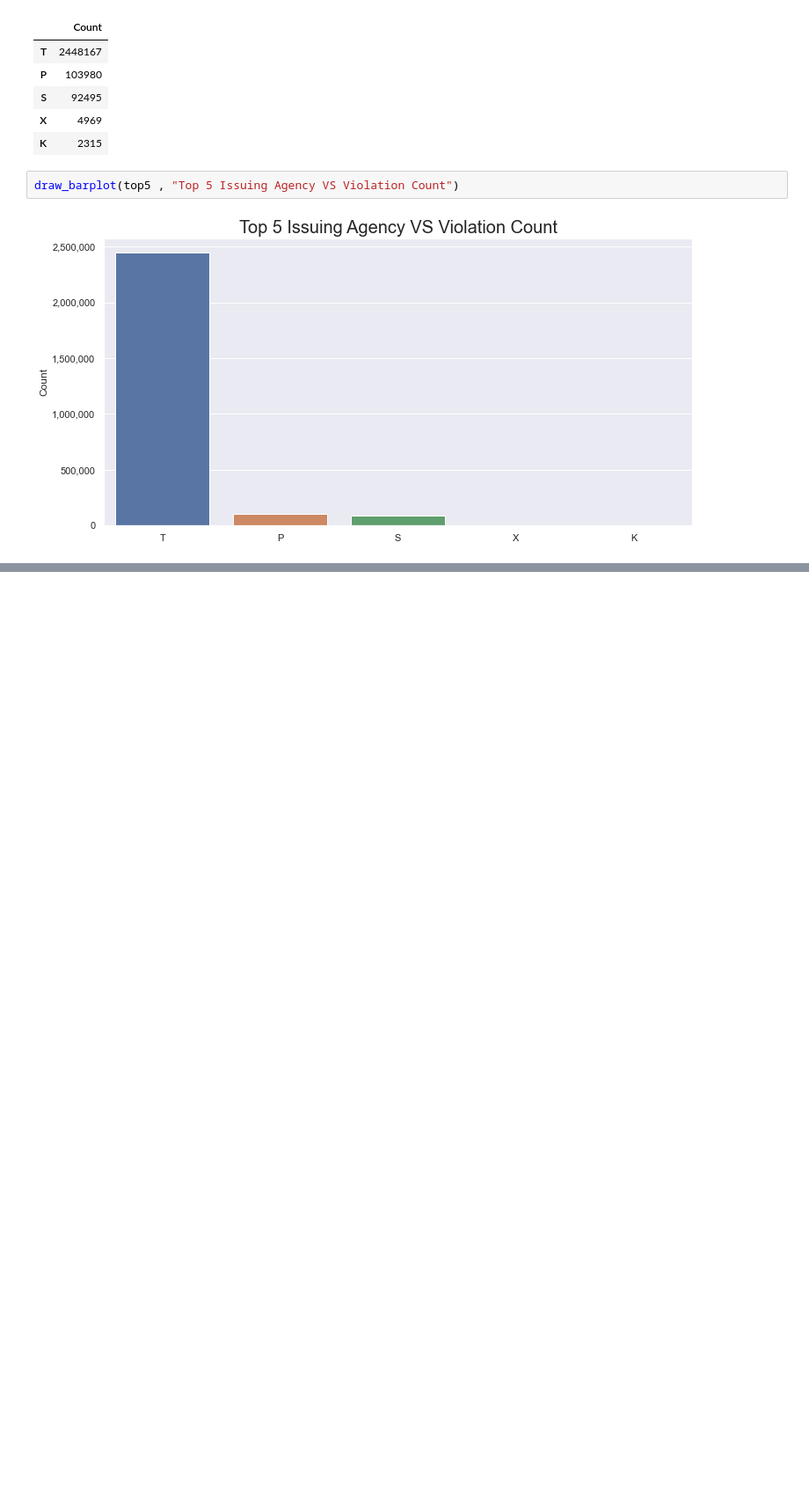
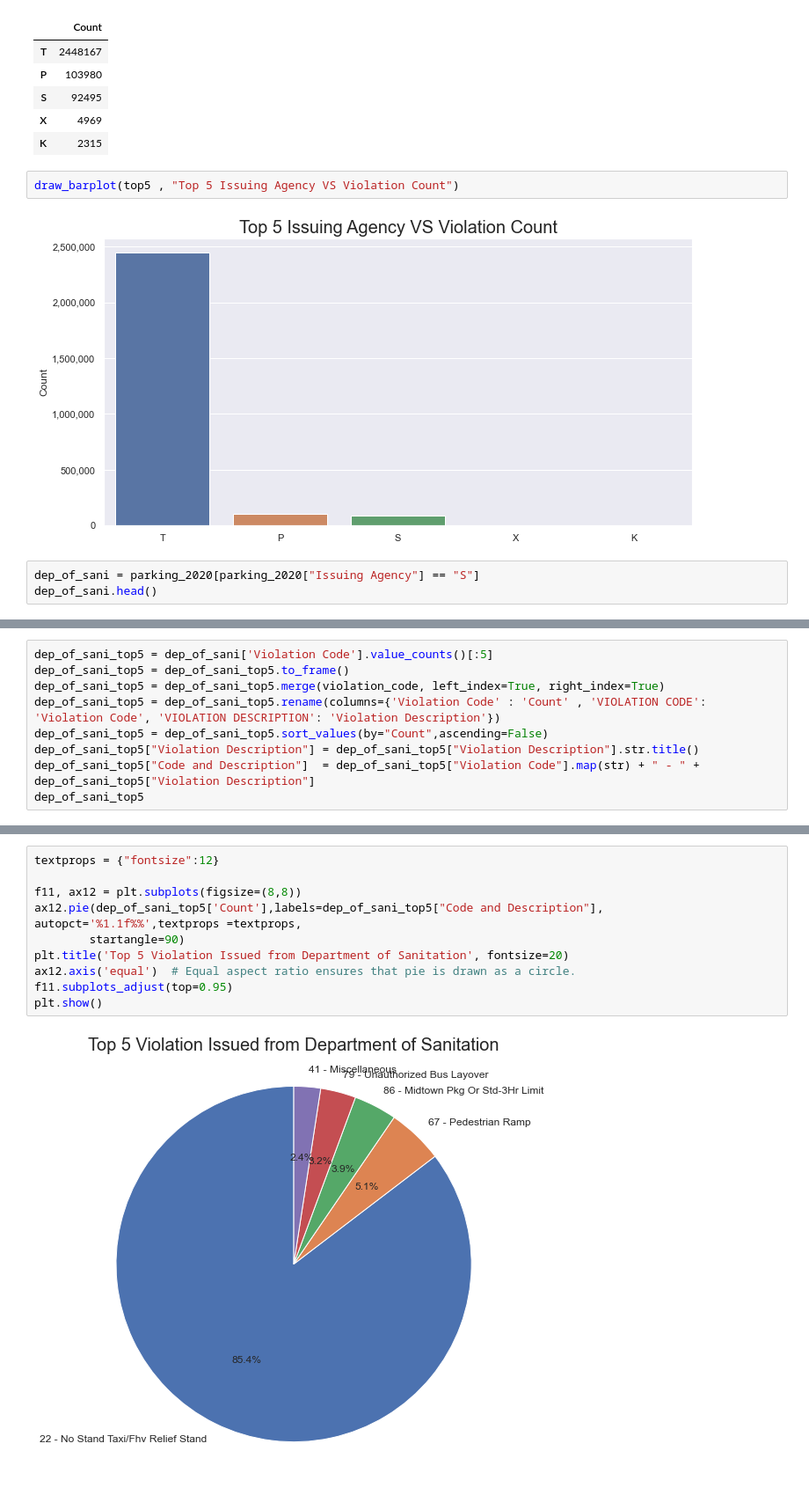
Before and after one commit to kaixuan98/NYC_parking_violation, a Jupyter notebook: code/analysis.ipynb, the cells around one changed output, grey strips where cells are left out. Shown at 88% size. Drawn from its saved outputs; the diff is of its cells as text; blank space fills up the shorter version.

```diff
--- a/code/analysis.ipynb
+++ b/code/analysis.ipynb
@@ -354,3 +414,6 @@ top5
 draw_barplot(top5 , "Top 5 Issuing Agency VS Violation Count")
 # %% [output]
 [figure]
+# %%
+dep_of_sani = parking_2020[parking_2020["Issuing Agency"] == "S"]
+dep_of_sani.head()
@@ -356,0 +427,9 @@ draw_barplot(top5 , "Top 5 Issuing Agency VS Violation Count")
+# %%
+dep_of_sani_top5 = dep_of_sani['Violation Code'].value_counts()[:5]
+dep_of_sani_top5 = dep_of_sani_top5.to_frame()
+dep_of_sani_top5 = dep_of_sani_top5.merge(violation_code, left_index=True, right_index=True)
+dep_of_sani_top5 = dep_of_sani_top5.rename(columns={'Violation Code' : 'Count' , 'VIOLATION CODE': 'Violation Code', 'VIOLATION DESCRIPTION': 'Violation Description'})
+dep_of_sani_top5 = dep_of_sani_top5.sort_values(by="Count",ascending=False)
+dep_of_sani_top5["Violation Description"] = dep_of_sani_top5["Violation Description"].str.title()
+dep_of_sani_top5["Code and Description"]  = dep_of_sani_top5["Violation Code"].map(str) + " - " + dep_of_sani_top5["Violation Description"]
+dep_of_sani_top5
@@ -356,0 +443,12 @@ draw_barplot(top5 , "Top 5 Issuing Agency VS Violation Count")
+# %%
+textprops = {"fontsize":12}
+
+f11, ax12 = plt.subplots(figsize=(8,8))
+ax12.pie(dep_of_sani_top5['Count'],labels=dep_of_sani_top5["Code and Description"], autopct='%1.1f%%',textprops =textprops,
+        startangle=90)
+plt.title('Top 5 Violation Issued from Department of Sanitation', fontsize=20)
+ax12.axis('equal')  # Equal aspect ratio ensures that pie is drawn as a circle.
+f11.subplots_adjust(top=0.95)
+plt.show()
+# %% [output]
+[figure, added]
```
Also changed, not shown: parts of 8 cells of this notebook, 18 other files.
